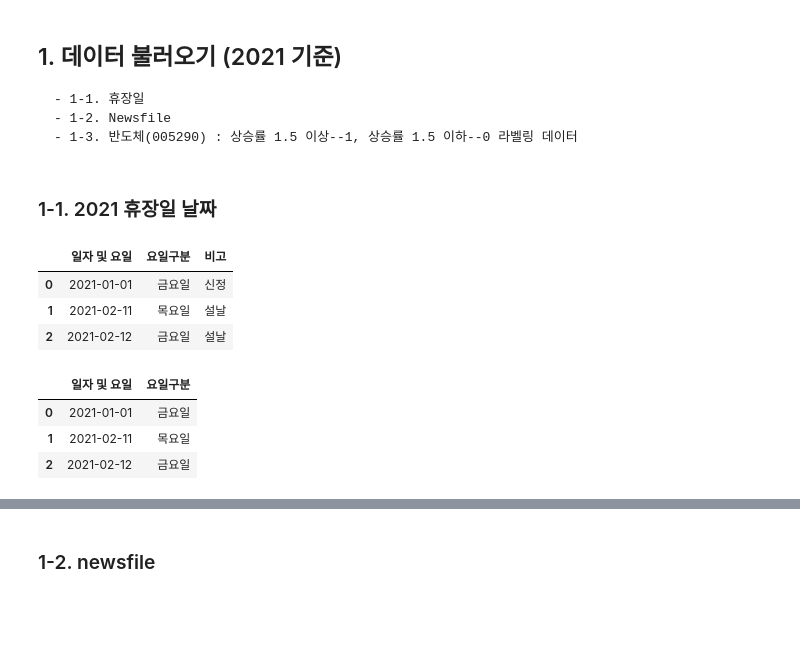
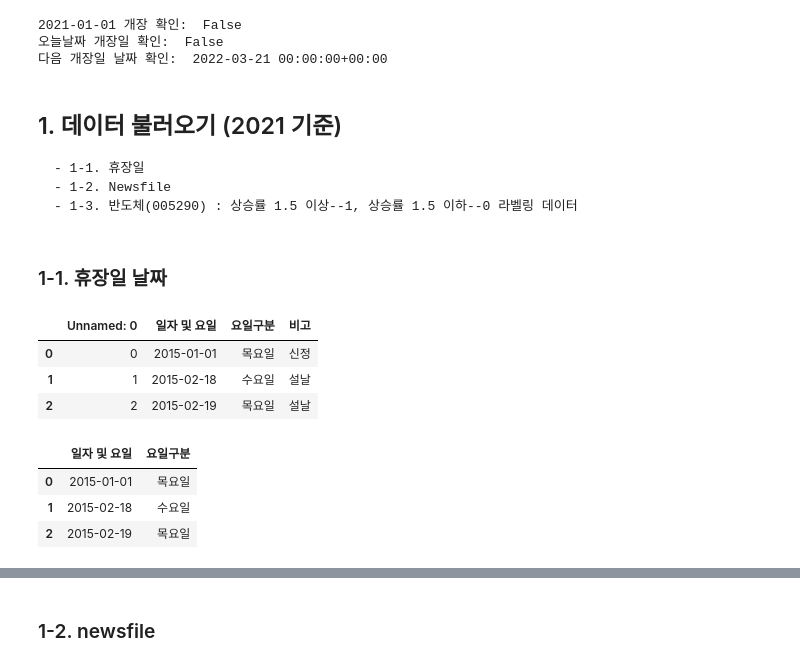
Before and after one commit to youngai1112/HK_Project, a Jupyter notebook: 7_자연어처리/05_labeling_ver1(2021).ipynb, the cells around one changed output, grey strips where cells are left out. Cells and saved outputs as stored; diff of their text form; code cells hidden in the pictures; blank space fills up the shorter version.

```diff
--- a/7_자연어처리/05_labeling_ver1(2021).ipynb
+++ b/7_자연어처리/05_labeling_ver1(2021).ipynb
@@ -18,23 +43,36 @@ from collections import Counter
+# %%
+# 한국코드
+XKRX = ecals.get_calendar("XKRX")
+# 2021-01-01은 개장일인지 확인
+print("2021-01-01 개장 확인: ", XKRX.is_session('2021-01-01'))
+# 오늘(22-03-19)은 개장일인지 확인
+print("오늘날짜 개장일 확인: ", XKRX.is_session(datetime.date.today().strftime('%Y-%m-%d')))
+# 다음 개장일은 언제인지 확인
+print("다음 개장일 날짜 확인: ", XKRX.next_open(pd.Timestamp.today().strftime('%Y-%m-%d')))
+# %% [output]
+2021-01-01 개장 확인:  False
+오늘날짜 개장일 확인:  False
+다음 개장일 날짜 확인:  2022-03-21 00:00:00+00:00
 # %% [markdown]
 ## 1. 데이터 불러오기 (2021 기준)
     - 1-1. 휴장일
     - 1-2. Newsfile
     - 1-3. 반도체(005290) : 상승률 1.5 이상--1, 상승률 1.5 이하--0 라벨링 데이터
 # %% [markdown]
-### 1-1. 2021 휴장일 날짜
+### 1-1. 휴장일 날짜
-# %%
-closedate_2021 = pd.read_excel('../data/closedate_2021.xls')
-closedate_2021.head(3)
-# %% [output]
-|  | 일자 및 요일 | 요일구분 | 비고 |
-| 0 | 2021-01-01 | 금요일 | 신정 |
-| 1 | 2021-02-11 | 목요일 | 설날 |
-| 2 | 2021-02-12 | 금요일 | 설날 |
+# %%
+closedate = pd.read_csv('../data/closedate_all.csv')
+closedate.head(3)
+# %% [output]
+|  | Unnamed: 0 | 일자 및 요일 | 요일구분 | 비고 |
+| 0 | 0 | 2015-01-01 | 목요일 | 신정 |
+| 1 | 1 | 2015-02-18 | 수요일 | 설날 |
+| 2 | 2 | 2015-02-19 | 목요일 | 설날 |
 # %%
-closedate_2021 = closedate_2021[['일자 및 요일', '요일구분']]
-closedate_2021.head(3)
+closedate = closedate[['일자 및 요일', '요일구분']]
+closedate.head(3)
 # %% [output]
 |  | 일자 및 요일 | 요일구분 |
-| 0 | 2021-01-01 | 금요일 |
-| 1 | 2021-02-11 | 목요일 |
-| 2 | 2021-02-12 | 금요일 |
+| 0 | 2015-01-01 | 목요일 |
+| 1 | 2015-02-18 | 수요일 |
+| 2 | 2015-02-19 | 목요일 |
```
Also changed, not shown: parts of 11 cells of this notebook, 1 other file.
